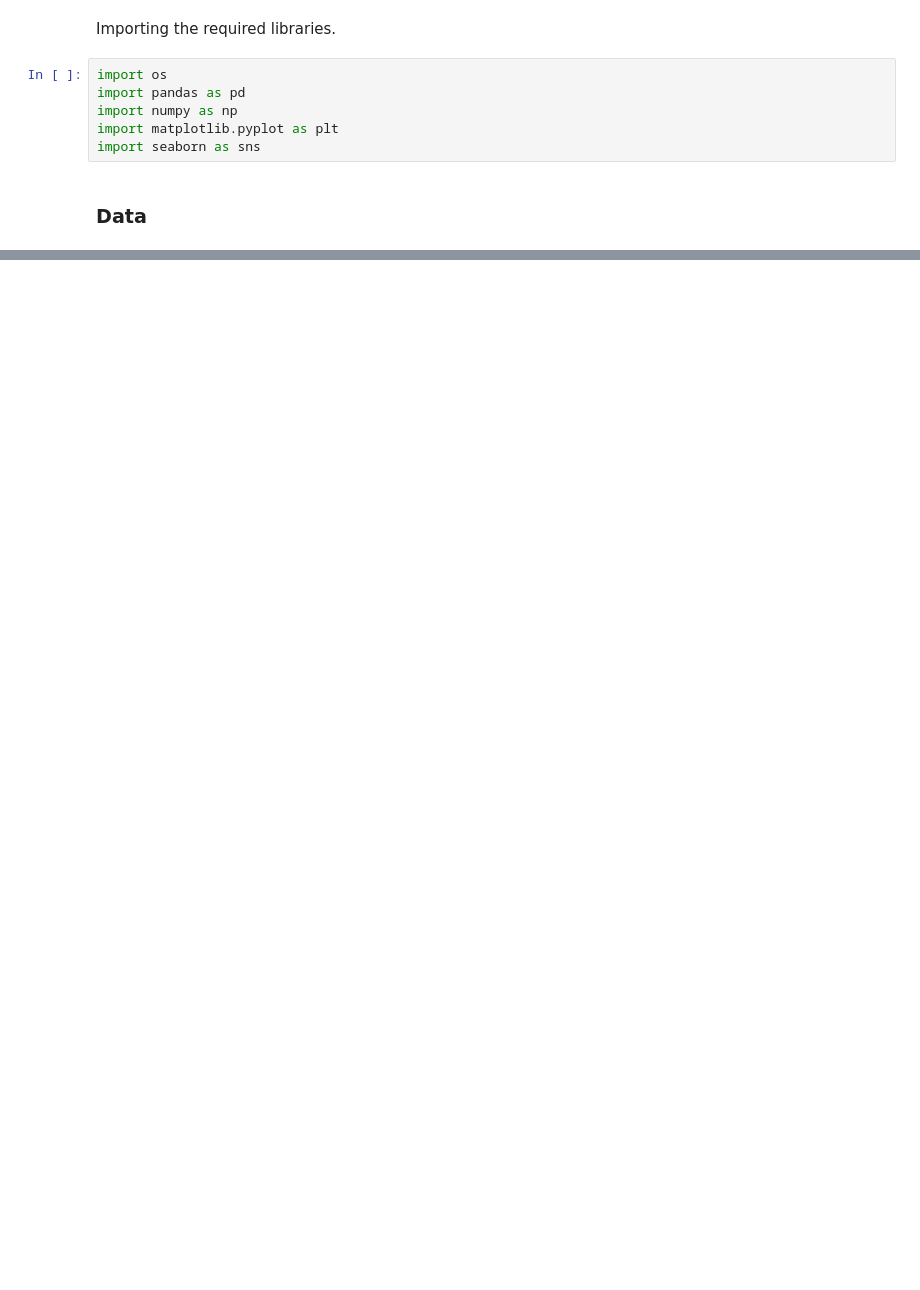
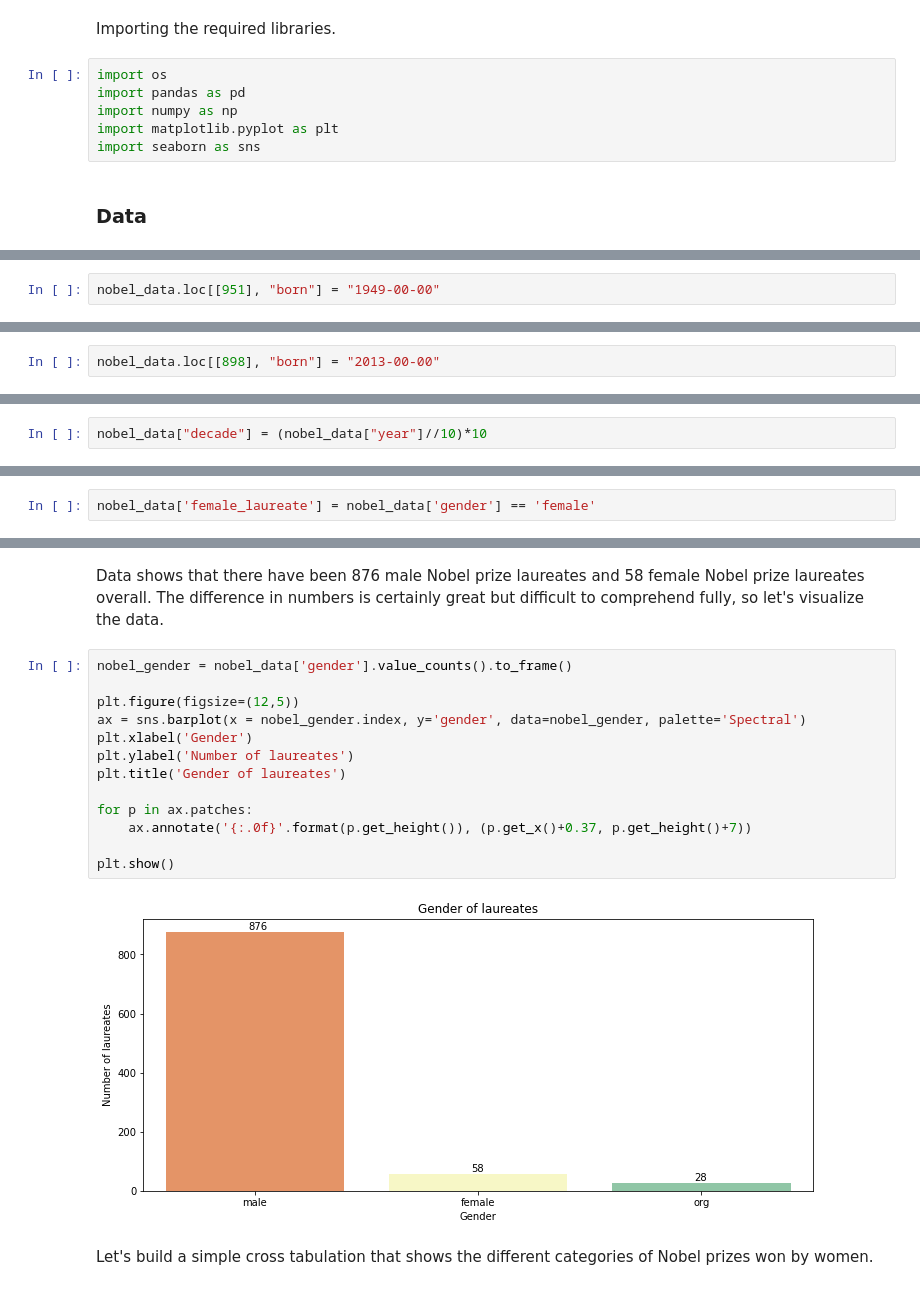
Before and after one commit to tee1e/Nobel-prize-stats, a Jupyter notebook: nobel-prize-data-analysis.ipynb, the cells around one changed output, grey strips where cells are left out. Cells and saved outputs as stored; diff of their text form; blank space fills up the shorter version.

```diff
--- a/nobel-prize-data-analysis.ipynb
+++ b/nobel-prize-data-analysis.ipynb
@@ -24,0 +185,2 @@ nobel_data = pd.read_csv('data/nobel_final.csv')
+# %%
+nobel_data.loc[[951], "born"] = "1949-00-00"
@@ -24,0 +196,2 @@ nobel_data = pd.read_csv('data/nobel_final.csv')
+# %%
+nobel_data.loc[[898], "born"] = "2013-00-00"
@@ -24,0 +206,2 @@ nobel_data = pd.read_csv('data/nobel_final.csv')
+# %%
+nobel_data["decade"] = (nobel_data["year"]//10)*10
@@ -24,0 +210,2 @@ nobel_data = pd.read_csv('data/nobel_final.csv')
+# %%
+nobel_data['female_laureate'] = nobel_data['gender'] == 'female'
@@ -24,0 +223,19 @@ nobel_data = pd.read_csv('data/nobel_final.csv')
+# %% [markdown]
+Data shows that there have been 876 male Nobel prize laureates and 58 female Nobel prize laureates overall. The difference in numbers is certainly great but difficult to comprehend fully, so let's visualize the data.
+# %%
+nobel_gender = nobel_data['gender'].value_counts().to_frame()
+
+plt.figure(figsize=(12,5))
+ax = sns.barplot(x = nobel_gender.index, y='gender', data=nobel_gender, palette='Spectral')
+plt.xlabel('Gender')
+plt.ylabel('Number of laureates')
+plt.title('Gender of laureates')
+
+for p in ax.patches:
+    ax.annotate('{:.0f}'.format(p.get_height()), (p.get_x()+0.37, p.get_height()+7))
+
+plt.show()
+# %% [output]
+[figure, added]
+# %% [markdown]
+Let's build a simple cross tabulation that shows the different categories of Nobel prizes won by women.
```
Also changed, not shown: parts of 76 cells of this notebook, 2 other files.
